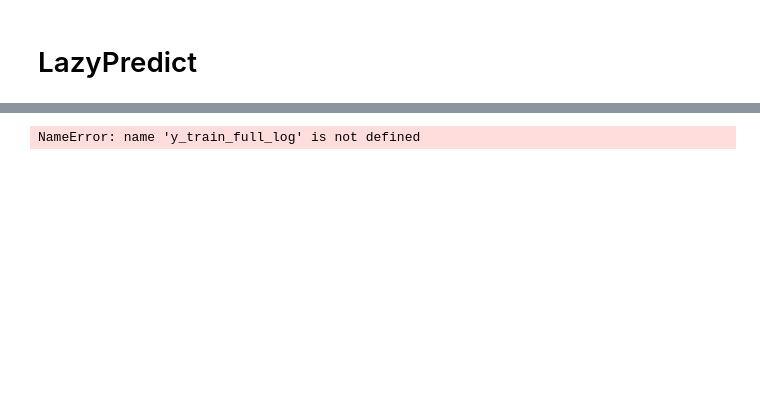
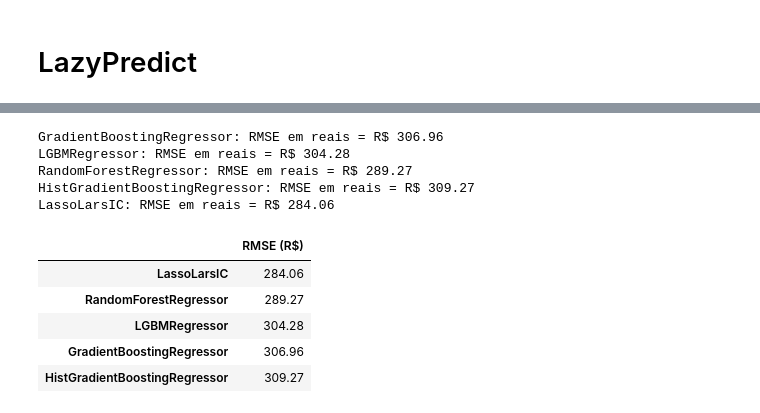
Before and after one commit to polianaraujo/dca0305, a Jupyter notebook: final (3).ipynb, the cells around one changed output, grey strips where cells are left out. Drawn from its saved outputs; the diff is of its cells as text; code cells hidden in the pictures; blank space fills up the shorter version.

```diff
--- a/final (3).ipynb
+++ b/final (3).ipynb
@@ -1587,15 +1527,56 @@ DataFrame pronto para o PyCaret:
-# %%
-import pandas as pd
-from pycaret.regression import *
-
-# Supondo que 'X_train_full' é um DataFrame e 'y_train_full_log' é uma Series
-# Vamos juntá-los para o PyCaret
-# Certifique-se de que os índices estão alinhados
-data_para_pycaret = X_train_full.copy()
-data_para_pycaret['log_price'] = y_train_full_log # Adicione a coluna alvo
-
-print("Formato dos dados para o PyCaret:")
-print(data_para_pycaret.shape)
-display(data_para_pycaret.head())
-# %% [output]
-NameError: name 'y_train_full_log' is not defined
+# %%
+from sklearn.metrics import root_mean_squared_error
+from sklearn.ensemble import GradientBoostingRegressor, RandomForestRegressor, HistGradientBoostingRegressor
+from sklearn.linear_model import LassoLarsIC
+from lightgbm import LGBMRegressor
+import numpy as np
+
+# --- Reverter log (ajuste de acordo com sua transformação) ---
+# Se você usou np.log(y):
+def revert_log(y):
+    return np.exp(y)
+
+# Caso tenha usado np.log1p(y), troque por:
+# def revert_log(y):
+#     return np.expm1(y)
+
+# --- Dicionário com os modelos ---
+modelos = {
+    "GradientBoostingRegressor": GradientBoostingRegressor(random_state=42),
+    "LGBMRegressor": LGBMRegressor(random_state=42),
+    "RandomForestRegressor": RandomForestRegressor(random_state=42, n_jobs=-1),
+    "HistGradientBoostingRegressor": HistGradientBoostingRegressor(random_state=42),
+    "LassoLarsIC": LassoLarsIC()
+}
+
+resultados = {}
+
+for nome, modelo in modelos.items():
+    # Treina no espaço log
+    modelo.fit(X_train_sample, y_train_sample)
+    y_pred_log = modelo.predict(X_test)
+
+    # Reverte para reais
+    y_test_reais = revert_log(y_test_log)
+    y_pred_reais = revert_log(y_pred_log)
+
+    # Calcula RMSE em reais
+    rmse_reais = root_mean_squared_error(y_test_reais, y_pred_reais)
+    resultados[nome] = rmse_reais
+    print(f"{nome}: RMSE em reais = R$ {rmse_reais:,.2f}")
+
+# Resultados organizados em DataFrame
+df_resultados = pd.DataFrame.from_dict(resultados, orient="index", columns=["RMSE (R$)"])
+display(df_resultados.sort_values(by="RMSE (R$)"))
+# %% [output]
+GradientBoostingRegressor: RMSE em reais = R$ 306.96
+LGBMRegressor: RMSE em reais = R$ 304.28
+RandomForestRegressor: RMSE em reais = R$ 289.27
+HistGradientBoostingRegressor: RMSE em reais = R$ 309.27
+LassoLarsIC: RMSE em reais = R$ 284.06
+|  | RMSE (R$) |
+| LassoLarsIC | 284.06 |
+| RandomForestRegressor | 289.27 |
+| LGBMRegressor | 304.28 |
+| GradientBoostingRegressor | 306.96 |
+| HistGradientBoostingRegressor | 309.27 |
```
Also changed, not shown: parts of 21 cells of this notebook, 1 other file.
